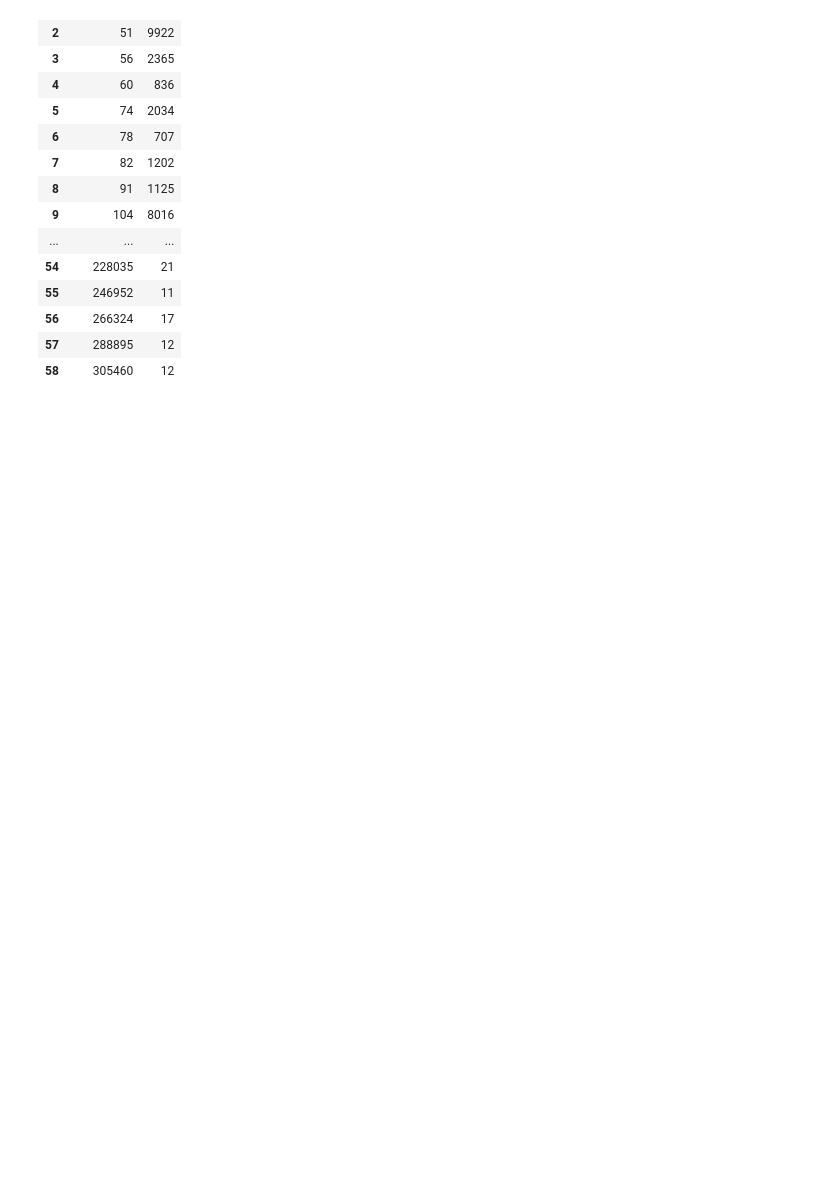
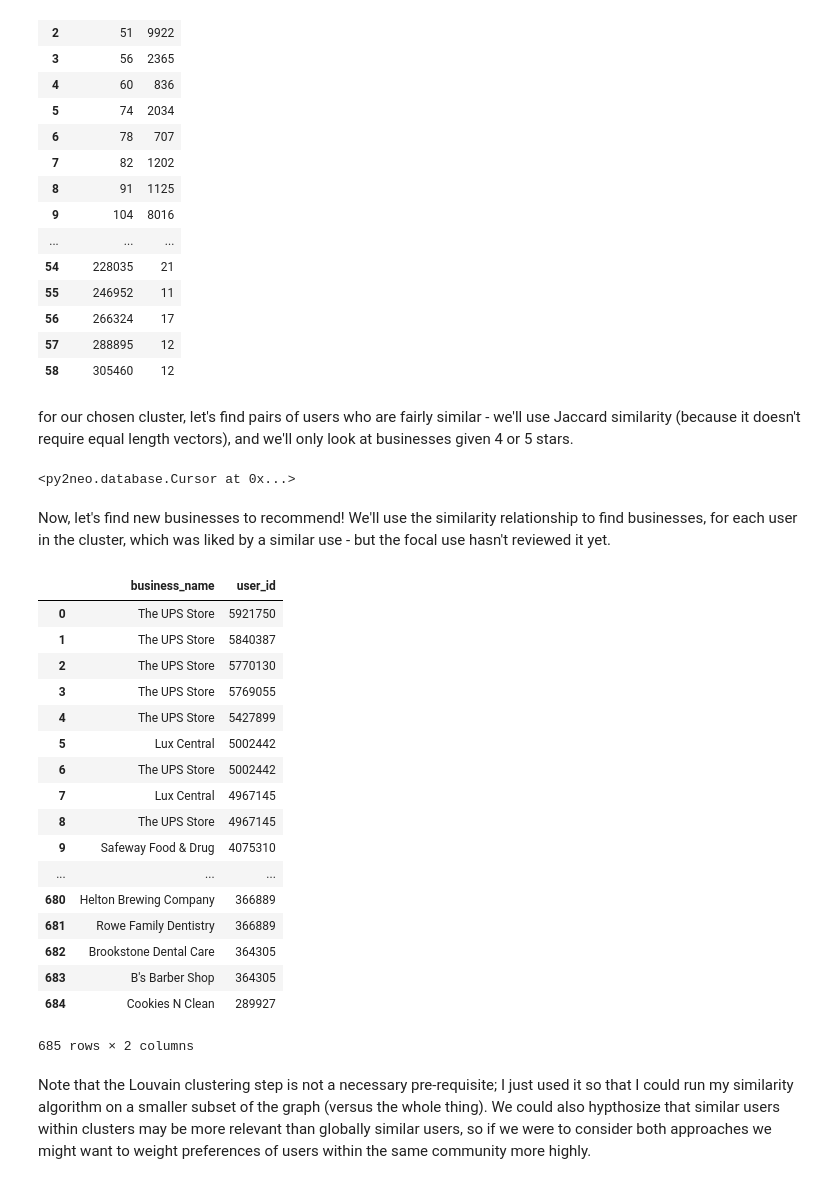
Before and after one commit to AliciaFrame/Public-Python-Notebooks, a Jupyter notebook: Toy Algo Examples with Yelp Data Set.ipynb, the cells around one changed output. Saved outputs shown, nothing was run; the diff lists cells and outputs as text; code cells hidden in the pictures; blank space fills up the shorter version.

Commit message:
jaccard similarity

```diff
--- a/Toy Algo Examples with Yelp Data Set.ipynb
+++ b/Toy Algo Examples with Yelp Data Set.ipynb
@@ -225,0 +224,49 @@ result
+# %% [markdown]
+for our chosen cluster, let's find pairs of users who are fairly similar - we'll use Jaccard similarity (because it doesn't require equal length vectors), and we'll only look at businesses given 4 or 5 stars.
+# %%
+query='''
+    MATCH (u:User)-[r:REVIEWED_BY_2017]-(b:Business) WHERE u.community_label=153 and r.stars > 3
+    WITH {item:id(u), categories: collect(id(b))} as userData
+    WITH collect (userData) as data
+    CALL algo.similarity.jaccard(data,{similarityCutoff:0.5, write: true, writeRelationshipType:'JaccardSimilar_2017_Reviews'})
+    YIELD nodes, similarityPairs, write, writeRelationshipType, writeProperty, min, max, mean, stdDev, p25, p50, p75, p90, p95, p99, p999, p100
+    RETURN nodes, similarityPairs, write, writeRelationshipType, writeProperty, min, max, mean, p95
+'''
+
+yelpGraph.run(query)
+# %% [output]
+<py2neo.database.Cursor at 0x...>
+# %% [markdown]
+Now, let's find new businesses to recommend! We'll use the similarity relationship to find businesses, for each user in the cluster, which was liked by a similar use - but the focal use hasn't reviewed it yet.
+# %%
+query='''
+    MATCH (u:User)-[:JaccardSimilar_2017_Reviews]->(o:User),
+          (o:User)<-[]-(b:Business)
+    WHERE not((u)<-[]-(b:Business))
+    RETURN id(u) as user_id, b.name as business_name
+    ORDER BY user_id DESC
+'''
+result=yelpGraph.run(query).to_data_frame()
+# %%
+result
+# %% [output]
+|  | business_name | user_id |
+| 0 | The UPS Store | 5921750 |
+| 1 | The UPS Store | 5840387 |
+| 2 | The UPS Store | 5770130 |
+| 3 | The UPS Store | 5769055 |
+| 4 | The UPS Store | 5427899 |
+| 5 | Lux Central | 5002442 |
+| 6 | The UPS Store | 5002442 |
+| 7 | Lux Central | 4967145 |
+| 8 | The UPS Store | 4967145 |
+| 9 | Safeway Food & Drug | 4075310 |
+| ... | ... | ... |
+| 680 | Helton Brewing Company | 366889 |
+| 681 | Rowe Family Dentistry | 366889 |
+| 682 | Brookstone Dental Care | 364305 |
+| 683 | B's Barber Shop | 364305 |
+| 684 | Cookies N Clean | 289927 |
+685 rows × 2 columns
+# %% [markdown]
+Note that the Louvain clustering step is not a necessary pre-requisite; I just used it so that I could run my similarity algorithm on a smaller subset of the graph (versus the whole thing). We could also hypthosize that similar users within clusters may be more relevant than globally similar users, so if we were to consider both approaches we might want to weight preferences of users within the same community more highly.
```
Also changed, not shown: parts of 2 cells of this notebook.
